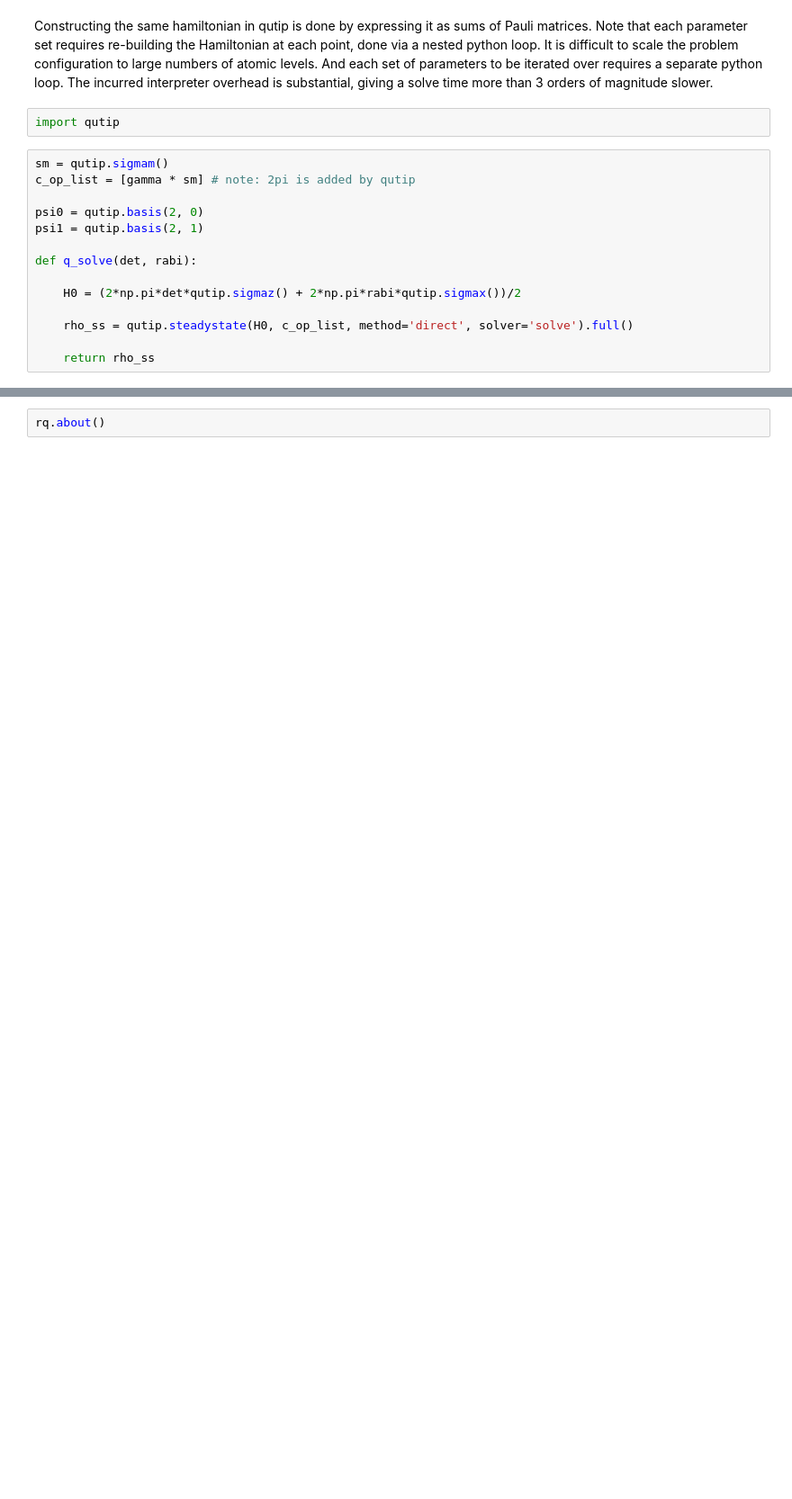
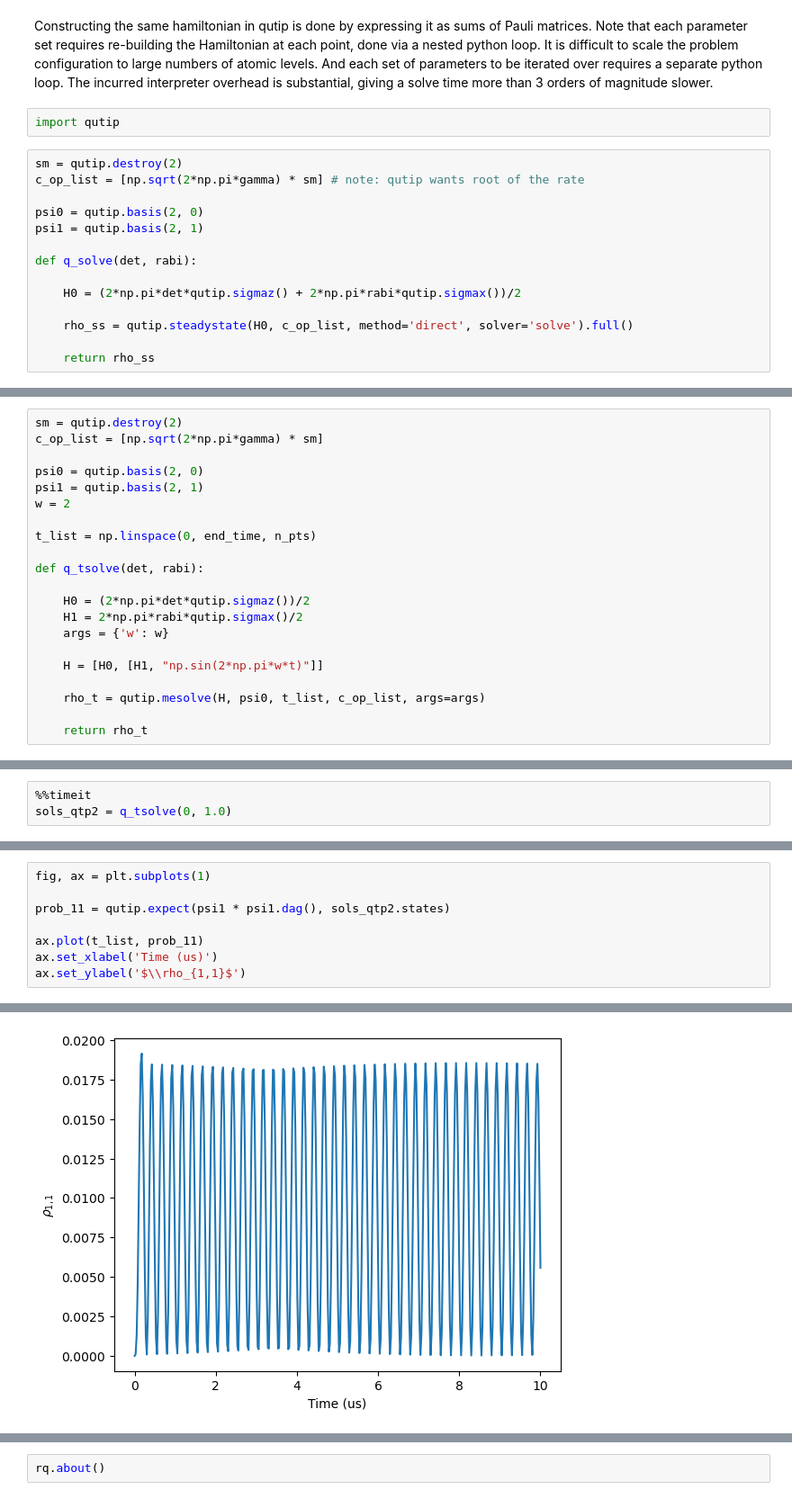
Before and after one commit to QTC-UMD/rydiqule, a Jupyter notebook: docs/source/intro_nbs/Profiling.ipynb, the cells around one changed output, grey strips where cells are left out. Shown at 90% size. Cells and saved outputs as stored; diff of their text form; blank space fills up the shorter version.

```diff
--- a/docs/source/intro_nbs/Profiling.ipynb
+++ b/docs/source/intro_nbs/Profiling.ipynb
@@ -217,8 +219,8 @@ Constructing the same hamiltonian in qutip is done by expressing it as sums of P
 # %%
 import qutip
 # %%
-sm = qutip.sigmam()
-c_op_list = [gamma * sm] # note: 2pi is added by qutip
+sm = qutip.destroy(2)
+c_op_list = [np.sqrt(2*np.pi*gamma) * sm] # note: qutip wants root of the rate
 
 psi0 = qutip.basis(2, 0)
 psi1 = qutip.basis(2, 1)
@@ -251,0 +295,21 @@ Text(0, 0.5, '$Im(\\rho_{1,0})$')
+# %%
+sm = qutip.destroy(2)
+c_op_list = [np.sqrt(2*np.pi*gamma) * sm]
+
+psi0 = qutip.basis(2, 0)
+psi1 = qutip.basis(2, 1)
+w = 2
+
+t_list = np.linspace(0, end_time, n_pts)
+
+def q_tsolve(det, rabi):
+
+    H0 = (2*np.pi*det*qutip.sigmaz())/2
+    H1 = 2*np.pi*rabi*qutip.sigmax()/2
+    args = {'w': w}
+
+    H = [H0, [H1, "np.sin(2*np.pi*w*t)"]]
+
+    rho_t = qutip.mesolve(H, psi0, t_list, c_op_list, args=args)
+
+    return rho_t
@@ -251,0 +322,3 @@ Text(0, 0.5, '$Im(\\rho_{1,0})$')
+# %%
+%%timeit
+sols_qtp2 = q_tsolve(0, 1.0)
@@ -251,0 +327,9 @@ Text(0, 0.5, '$Im(\\rho_{1,0})$')
+# %%
+fig, ax = plt.subplots(1)
+
+prob_11 = qutip.expect(psi1 * psi1.dag(), sols_qtp2.states)
+
+ax.plot(t_list, prob_11)
+ax.set_xlabel('Time (us)')
+ax.set_ylabel('$\\rho_{1,1}$')
+# %% [output]
@@ -251,0 +337 @@ Text(0, 0.5, '$Im(\\rho_{1,0})$')
+[figure, added]
```
Also changed, not shown: parts of 27 cells of this notebook.
